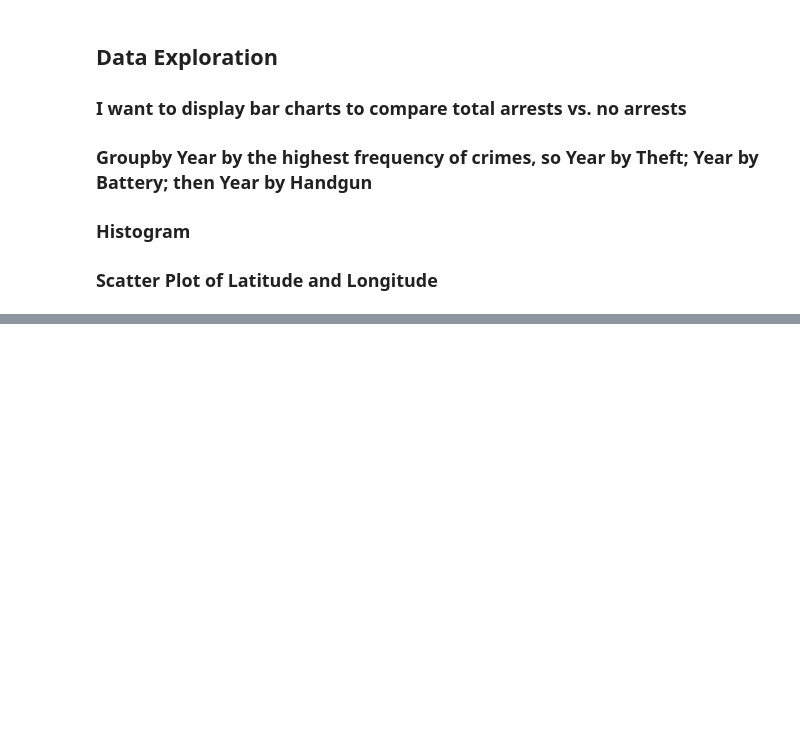
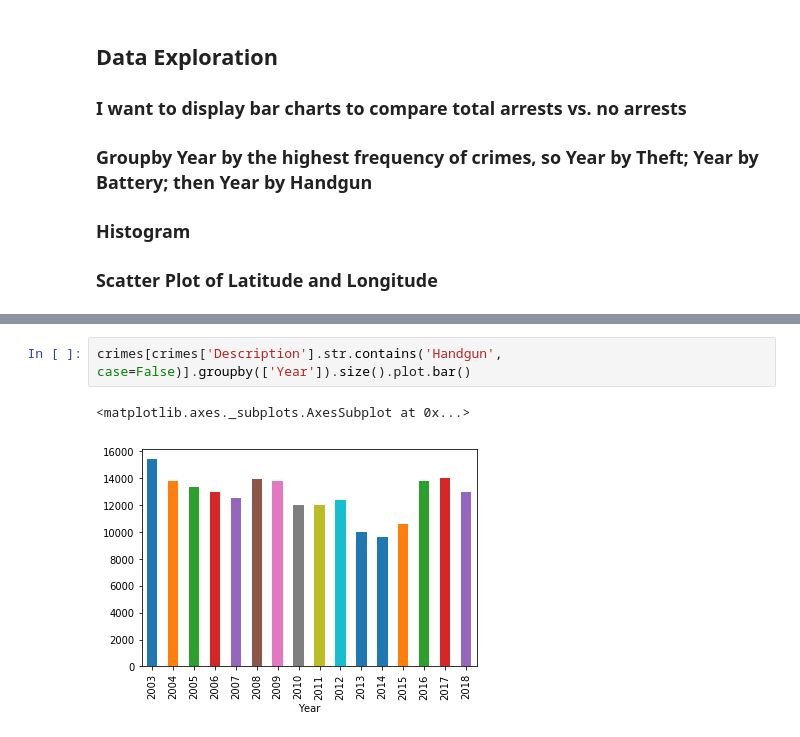
Before and after one commit to igopalan/Analyzing-Crimes-in-Chicago, a Jupyter notebook: Thinkful_Chicago_Crimes2001-2019.py.ipynb, the cells around one changed output, grey strips where cells are left out. Drawn from its saved outputs; the diff is of its cells as text; blank space fills up the shorter version.

```diff
--- a/Thinkful_Chicago_Crimes2001-2019.py.ipynb
+++ b/Thinkful_Chicago_Crimes2001-2019.py.ipynb
@@ -187,0 +369,5 @@ memory usage: 715.1+ MB
+# %%
+crimes[crimes['Description'].str.contains('Handgun', case=False)].groupby(['Year']).size().plot.bar()
+# %% [output]
+<matplotlib.axes._subplots.AxesSubplot at 0x...>
+[figure, added]
```
Also changed, not shown: parts of 75 cells of this notebook.
